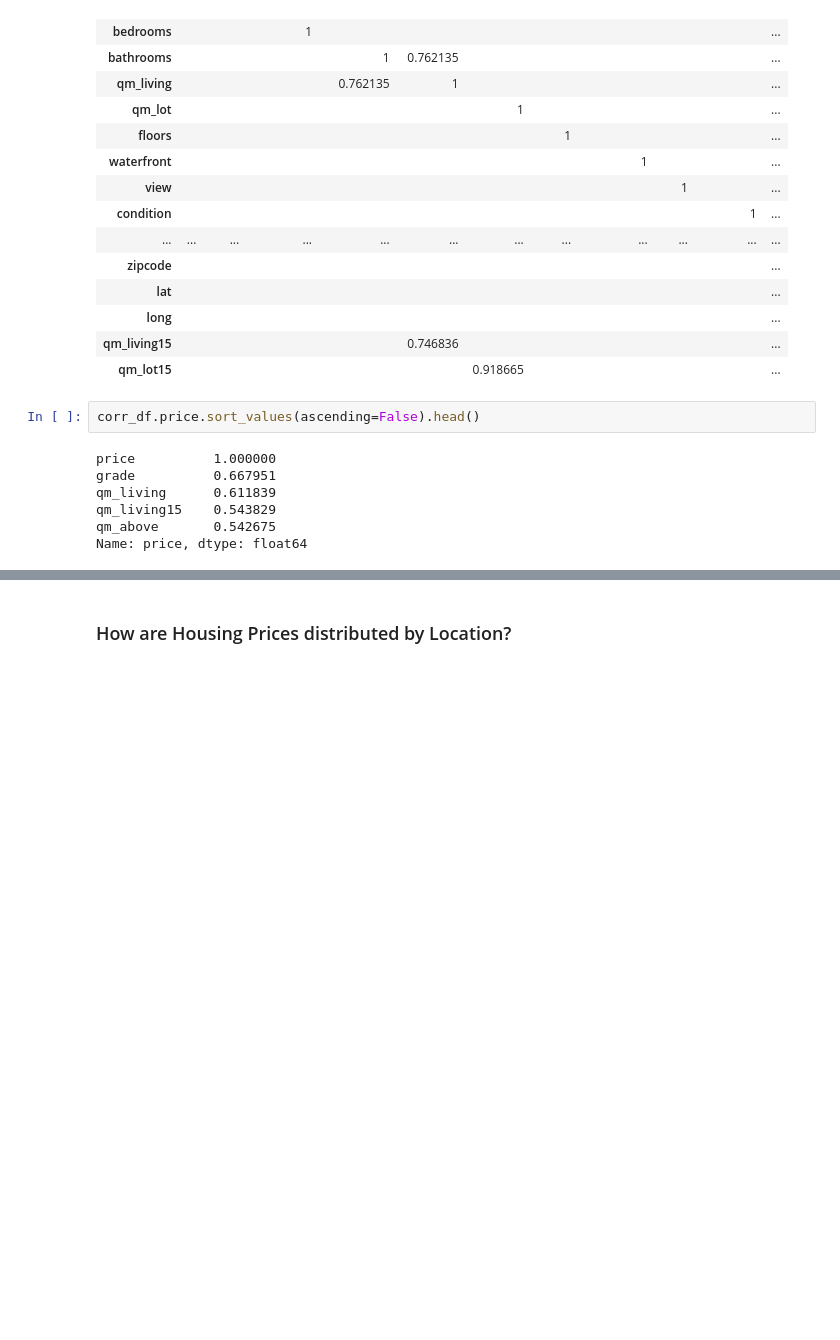
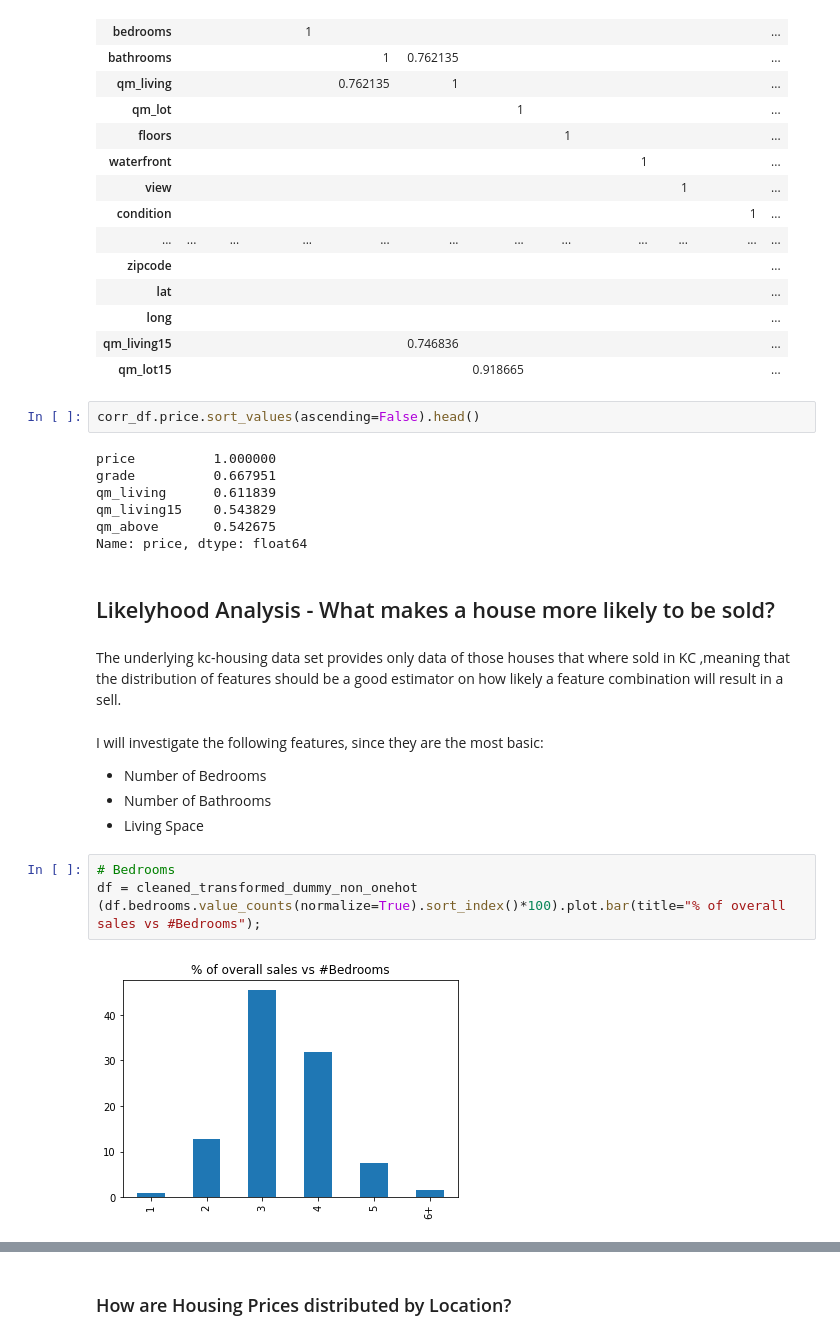
Before and after one commit to Pietrassyk/dsc-v2-mod1-final-project-nyc-ds-career-042219, a Jupyter notebook: student.ipynb, the cells around one changed output, grey strips where cells are left out. Cells and saved outputs as stored; diff of their text form; blank space fills up the shorter version.

Commit message:
Version for assignement +Add Likelyhood Analysis + Rearranging parts

```diff
--- a/student.ipynb
+++ b/student.ipynb
@@ -335,3 +330,18 @@ qm_living      0.611839
 qm_living15    0.543829
 qm_above       0.542675
 Name: price, dtype: float64
+# %% [markdown]
+## Likelyhood Analysis - What makes a house more likely to be sold?
+# %% [markdown]
+The underlying kc-housing data set provides only data of those houses that where sold in KC ,meaning that the distribution of features should be a good estimator on how likely a feature combination will result in a sell.
+# %% [markdown]
+I will investigate the following features, since they are the most basic:
+* Number of Bedrooms
+* Number of Bathrooms
+* Living Space
+# %%
+# Bedrooms
+df = cleaned_transformed_dummy_non_onehot
+(df.bedrooms.value_counts(normalize=True).sort_index()*100).plot.bar(title="% of overall sales vs #Bedrooms");
+# %% [output]
+[figure, added]
```
Also changed, not shown: parts of 14 cells of this notebook, 2 other files.
